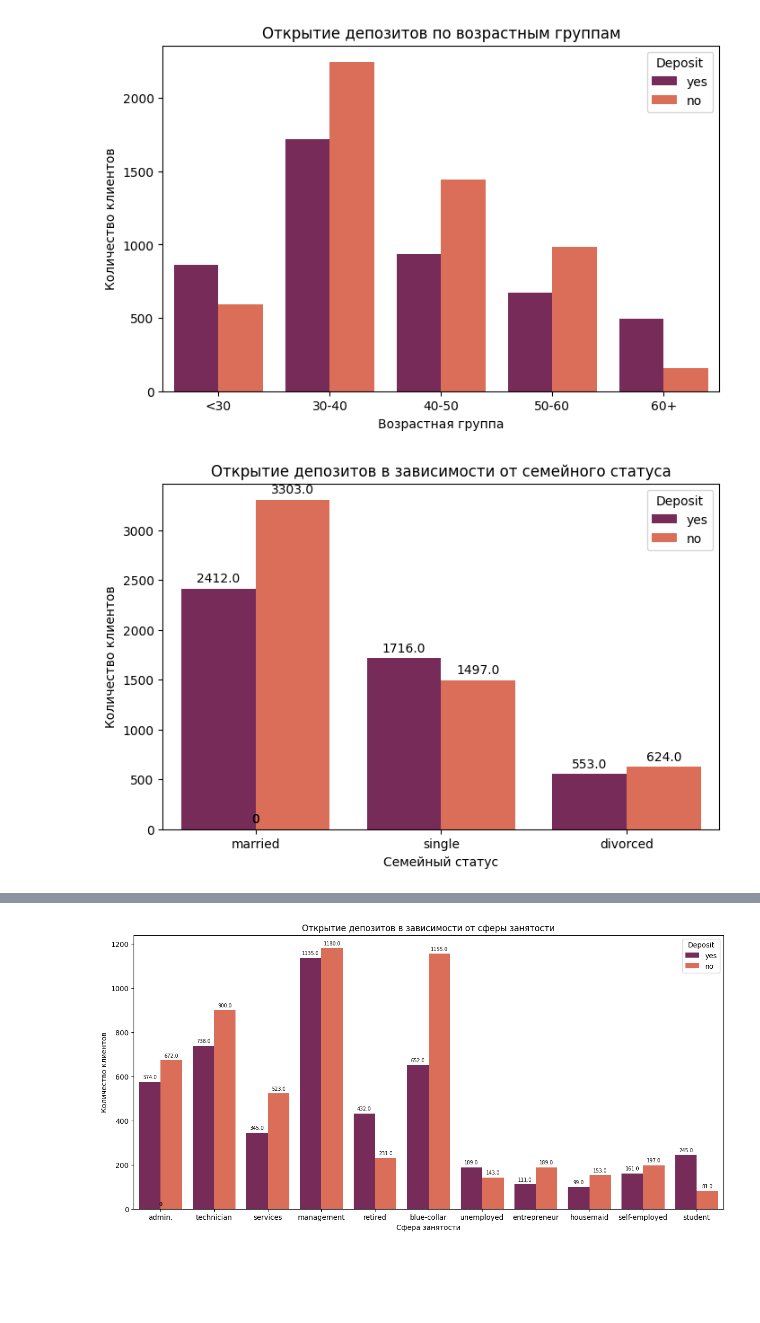
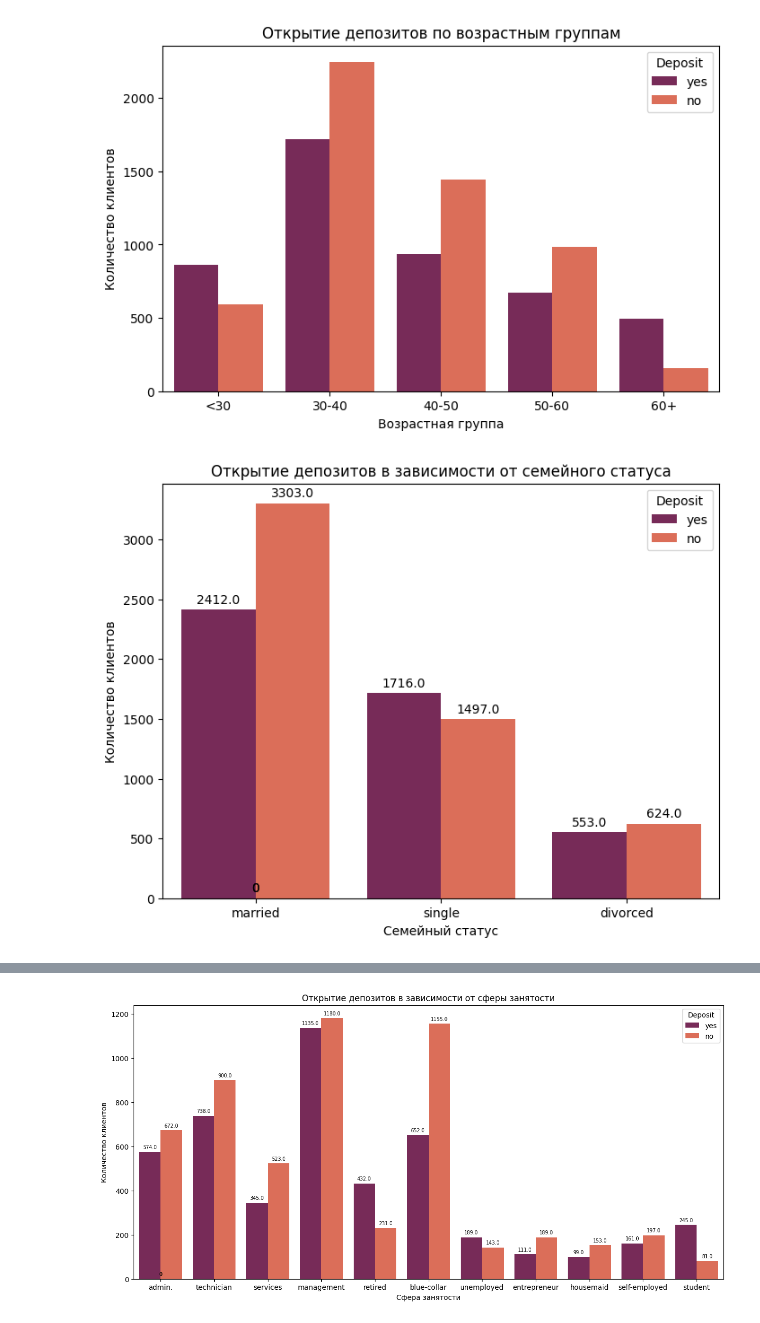
Before and after one commit to Ksuchilda/sf_data_science, a Jupyter notebook: skillfactory/Projects/project_4_ML/Project_4_ML.ipynb, the cells around one changed output, grey strips where cells are left out. Drawn from its saved outputs; the diff is of its cells as text; code cells hidden in the pictures; blank space fills up the shorter version.

```diff
--- a/skillfactory/Projects/project_4_ML/Project_4_ML.ipynb
+++ b/skillfactory/Projects/project_4_ML/Project_4_ML.ipynb
@@ -428,25 +439,25 @@ plt.show()
 [figure]
 # %%
 # визуализации для открывших и неоткрывших депозит в зависимости от семейного статуса
-plt.figure(figsize=(8,5))
+plt.figure(figsize=(8,6))
 bars = sns.countplot(data=df, x='marital', hue='deposit', palette='rocket')
 
 plt.title('Открытие депозитов в зависимости от семейного статуса')
 plt.xlabel('Семейный статус')
 plt.ylabel('Количество клиентов')
 plt.legend(title='Deposit')
 
 # Добавляем аннотации над столбцами
 for p in bars.patches:
     height = p.get_height()
     bars.annotate(f'{height}',
                   xy=(p.get_x() + p.get_width()/2, height),
                   xytext=(0,3),
                   textcoords='offset points',
                   ha='center', va='bottom')
 
 plt.show()
 # %% [output]
-[figure, old version]
+[figure, new version]
 # %%
 # визуализации для открывших и неоткрывших депозит в зависимости от образования
```
Also changed, not shown: parts of 10 cells of this notebook.
